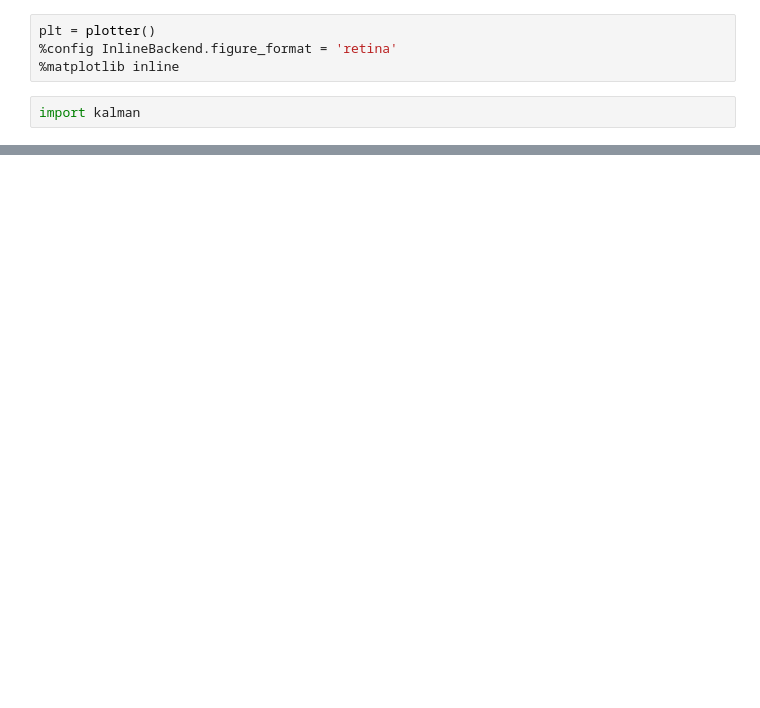
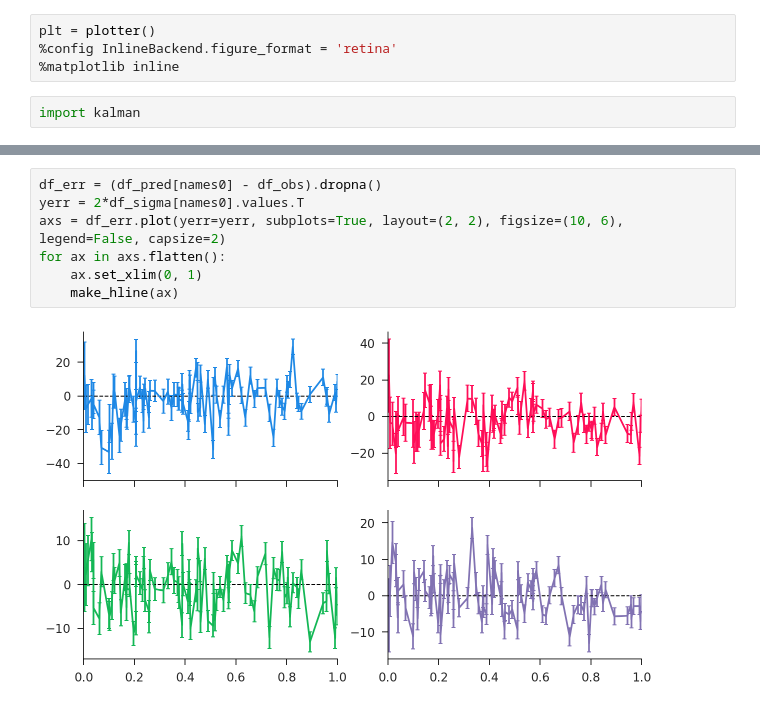
Before and after one commit to iamlemec/speedcam, a Jupyter notebook: notebooks/kalman.ipynb, the cells around one changed output, grey strips where cells are left out. Drawn from its saved outputs; the diff is of its cells as text; blank space fills up the shorter version.

```diff
--- a/notebooks/kalman.ipynb
+++ b/notebooks/kalman.ipynb
@@ -35,0 +73,9 @@ plt.plot(t_path, z_pred[:, idx], t_path, z_obs[:, idx]);
+# %%
+df_err = (df_pred[names0] - df_obs).dropna()
+yerr = 2*df_sigma[names0].values.T
+axs = df_err.plot(yerr=yerr, subplots=True, layout=(2, 2), figsize=(10, 6), legend=False, capsize=2)
+for ax in axs.flatten():
+    ax.set_xlim(0, 1)
+    make_hline(ax)
+# %% [output]
+[figure, added]
```
Also changed, not shown: parts of 18 cells of this notebook, 1 other file.
